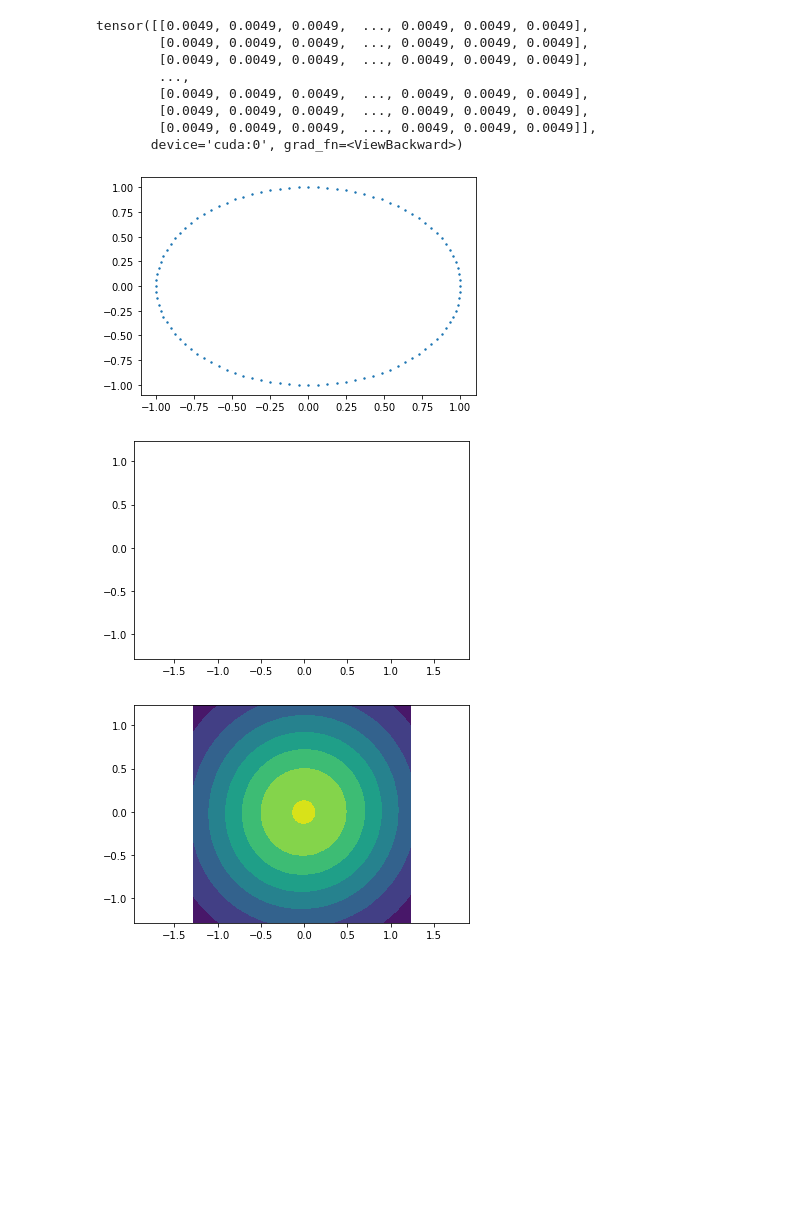
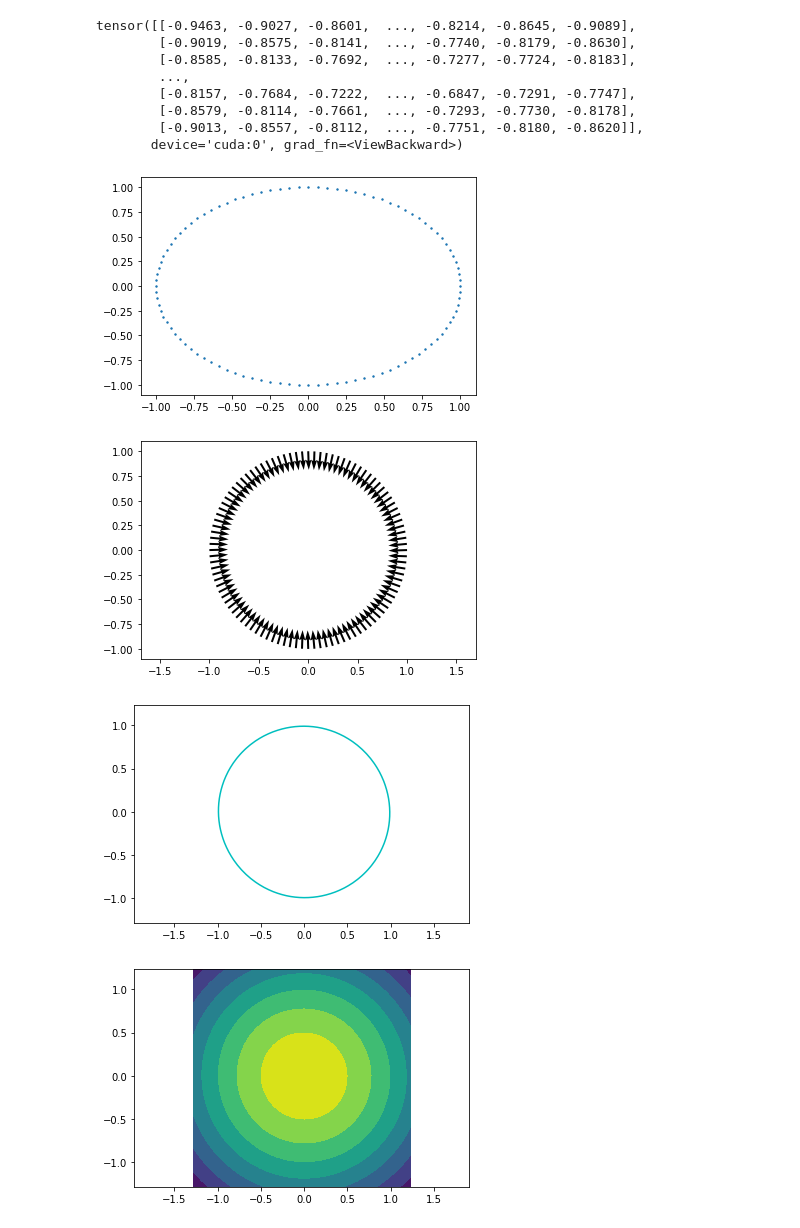
Before and after one commit to tranbaquang1708/GraduationThesis, a Jupyter notebook: IGR_Circle.ipynb, the cells around one changed output. Drawn from its saved outputs; the diff is of its cells as text; code cells hidden in the pictures; blank space fills up the shorter version.

Commit message:
Circle data set, uniform distribution

```diff
--- a/IGR_Circle.ipynb
+++ b/IGR_Circle.ipynb
@@ -13,10 +13,11 @@ device = torch.device('cuda' if torch.cuda.is_available() else 'cpu')
 # %%
 dataset, normal_vectors = Operation.circle_dataset(device)
 # %%
-traineddata_path = mp + '/models/circle_noconstrain.traineddata'
+traineddata_path = mp + '/models/circle_uniform.traineddata'
 model = IGR.load_model(traineddata_path, device)
 # %%
-loss_function = IGR.LossFunction()
-model = IGR.train(dataset, normal_vectors, 30000, 100, device, loss_function, model=model)
+loss_function = IGR.LossFunction(1, 0.01, Distribution.uniform_distribution)
+# loss_function = IGR.LossFunction()
+model = IGR.train(dataset, normal_vectors, 5000, 100, device, loss_function, model=model)
 # %% [output]
 Step 500:
@@ -43,17 +48,18 @@ xx, yy = Visualization.grid_from_torch(dataset[:,0], dataset[:,1], device)
 # %%
 z = Visualization.nn_sampling(model, xx, yy)
 # %% [output]
-tensor([[0.0049, 0.0049, 0.0049,  ..., 0.0049, 0.0049, 0.0049],
-        [0.0049, 0.0049, 0.0049,  ..., 0.0049, 0.0049, 0.0049],
-        [0.0049, 0.0049, 0.0049,  ..., 0.0049, 0.0049, 0.0049],
+tensor([[-0.9463, -0.9027, -0.8601,  ..., -0.8214, -0.8645, -0.9089],
+        [-0.9019, -0.8575, -0.8141,  ..., -0.7740, -0.8179, -0.8630],
+        [-0.8585, -0.8133, -0.7692,  ..., -0.7277, -0.7724, -0.8183],
         ...,
-        [0.0049, 0.0049, 0.0049,  ..., 0.0049, 0.0049, 0.0049],
-        [0.0049, 0.0049, 0.0049,  ..., 0.0049, 0.0049, 0.0049],
-        [0.0049, 0.0049, 0.0049,  ..., 0.0049, 0.0049, 0.0049]],
+        [-0.8157, -0.7684, -0.7222,  ..., -0.6847, -0.7291, -0.7747],
+        [-0.8579, -0.8114, -0.7661,  ..., -0.7293, -0.7730, -0.8178],
+        [-0.9013, -0.8557, -0.8112,  ..., -0.7751, -0.8180, -0.8620]],
        device='cuda:0', grad_fn=<ViewBackward>)
 # %%
-Visualization.visualize2(dataset.detach().cpu().numpy(), normal_vectors.detach().cpu().numpy(), xx.detach().cpu().numpy(), yy.detach().cpu().numpy(), z.detach().cpu().numpy(), scatter=True, vecfield=False, surface=True, offsurface=False, filled_contour=True)
+Visualization.visualize2(dataset.detach().cpu().numpy(), normal_vectors.detach().cpu().numpy(), xx.detach().cpu().numpy(), yy.detach().cpu().numpy(), z.detach().cpu().numpy(), scatter=True, vecfield=True, surface=True, filled_contour=True)
 # %% [output]
 [figure]
-[figure, old version]
+[figure, new version]
-[figure, old version]
+[figure, new version]
+[figure, added]
```
Also changed, not shown: parts of 2 cells of this notebook.
